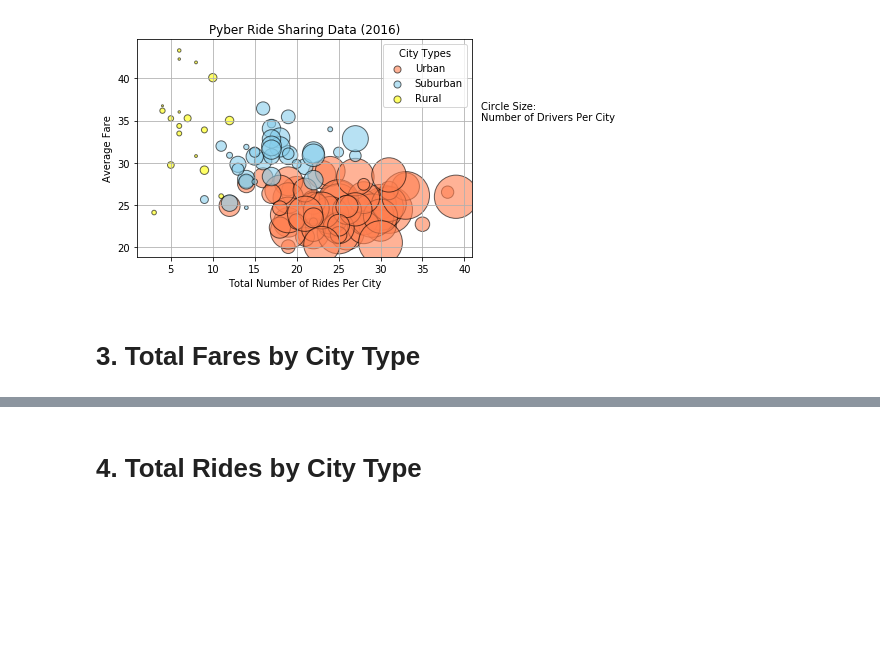
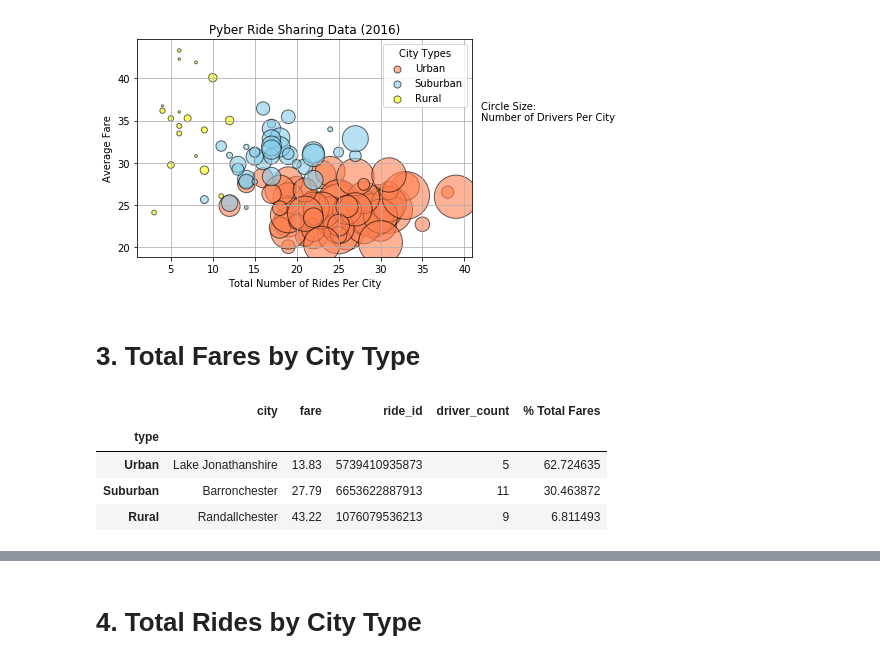
Before and after one commit to vknguyen1902/python-practice, a Jupyter notebook: pyber.ipynb, the cells around one changed output, grey strips where cells are left out. Saved outputs shown, nothing was run; the diff lists cells and outputs as text; code cells hidden in the pictures; blank space fills up the shorter version.

```diff
--- a/pyber.ipynb
+++ b/pyber.ipynb
@@ -90,3 +90,17 @@ plt.show()
 [figure]
 # %% [markdown]
 # 3. Total Fares by City Type
+# %%
+#Percentage of Total Fares
+fare_df = city_ride.set_index('type')
+total_fare = city_ride['fare'].sum()
+each_type_fare = city_ride.groupby('type')['fare'].sum()
+fare_df['% Total Fares'] = each_type_fare/total_fare * 100
+fare_df = fare_df.reset_index().drop_duplicates(subset='type').set_index('type')
+fare_df
+# %% [output]
+|  | city | fare | ride_id | driver_count | % Total Fares |
+| type |  |  |  |  |  |
+| Urban | Lake Jonathanshire | 13.83 | 5739410935873 | 5 | 62.724635 |
+| Suburban | Barronchester | 27.79 | 6653622887913 | 11 | 30.463872 |
+| Rural | Randallchester | 43.22 | 1076079536213 | 9 | 6.811493 |
```
Also changed, not shown: parts of 5 cells of this notebook.
